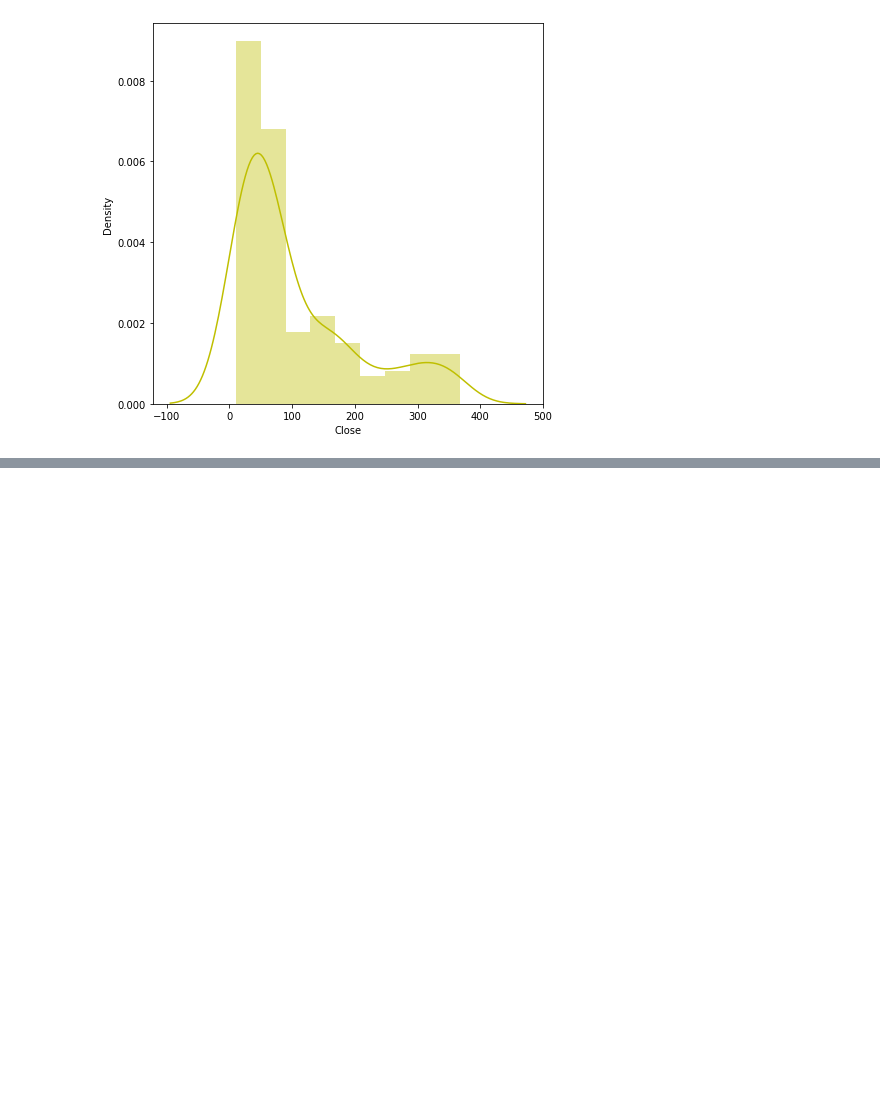
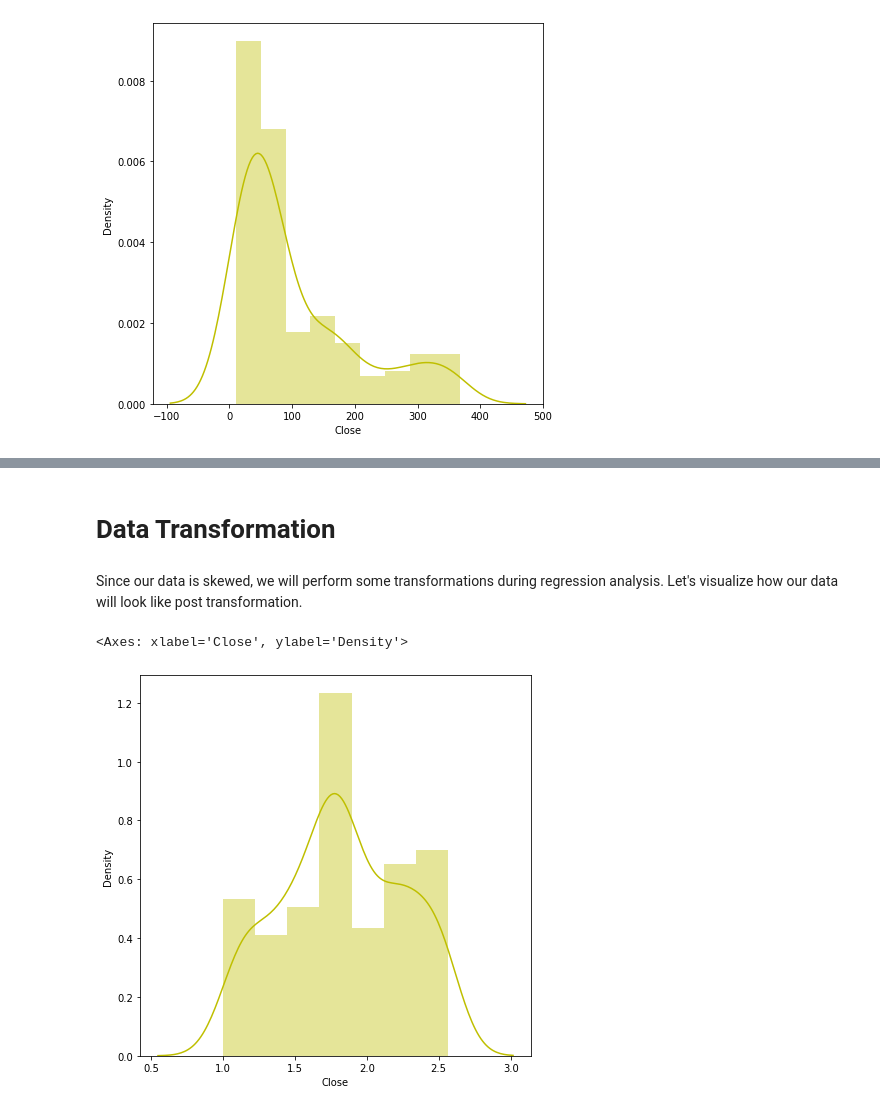
Before and after one commit to lavish315/Yes-Bank-Stock-Price-Analysis, a Jupyter notebook: Capstone_project_(Yes_Bank_stock_price_analysis).ipynb, the cells around one changed output, grey strips where cells are left out. Saved outputs shown, nothing was run; the diff lists cells and outputs as text; code cells hidden in the pictures; blank space fills up the shorter version.

```diff
--- a/Capstone_project_(Yes_Bank_stock_price_analysis).ipynb
+++ b/Capstone_project_(Yes_Bank_stock_price_analysis).ipynb
@@ -111,0 +132,11 @@ sns.distplot(dep_var,color="y")
+# %% [markdown]
+# Data Transformation
+# %% [markdown]
+Since our data is skewed, we will perform some transformations during regression analysis. Let's visualize how our data will look like post transformation.
+# %%
+# Dependent variable 'Close'
+plt.figure(figsize=(7,7))
+sns.distplot(np.log10(dep_var),color="y")
+# %% [output]
+<Axes: xlabel='Close', ylabel='Density'>
+[figure, added]
```
Also changed, not shown: parts of 5 cells of this notebook.
